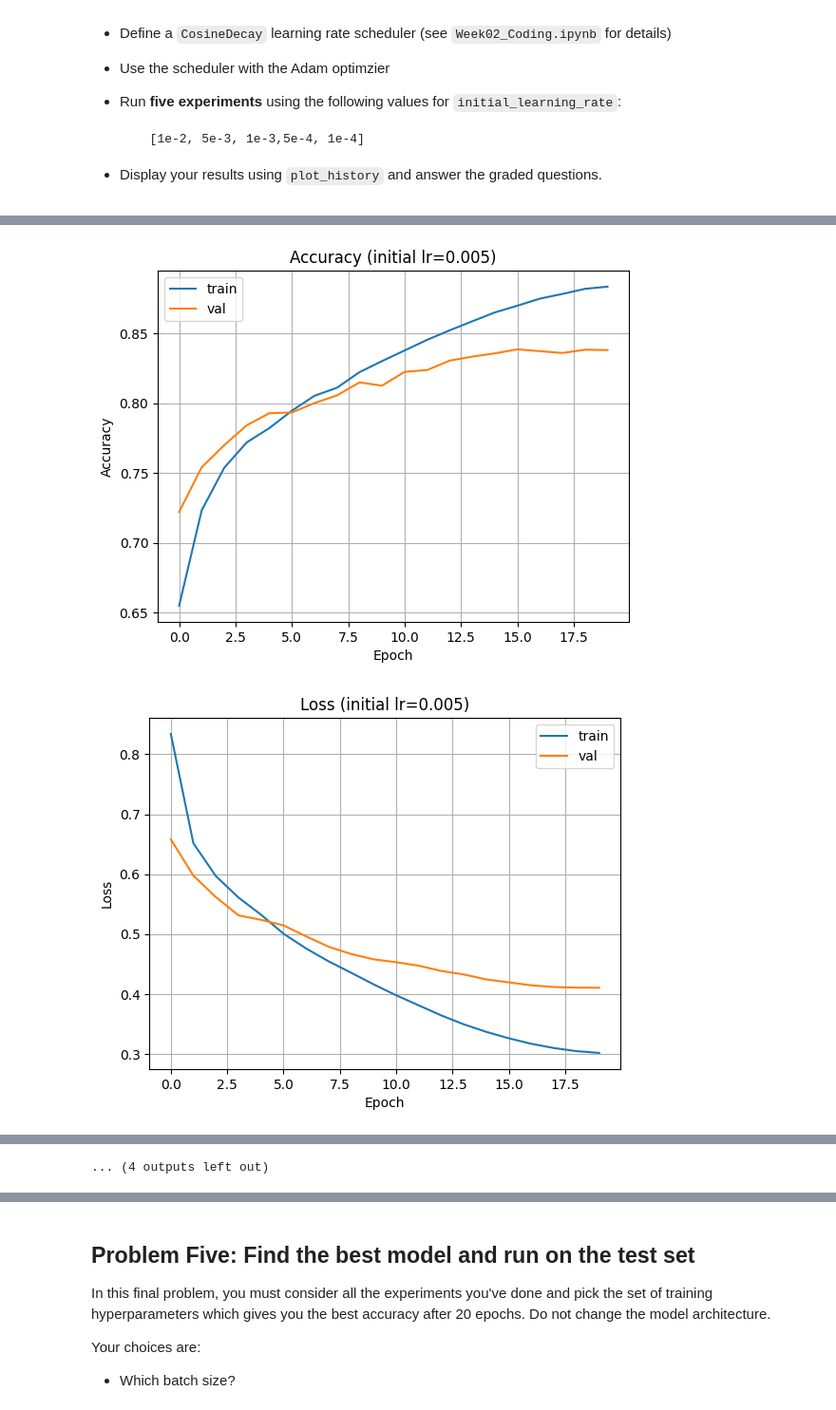
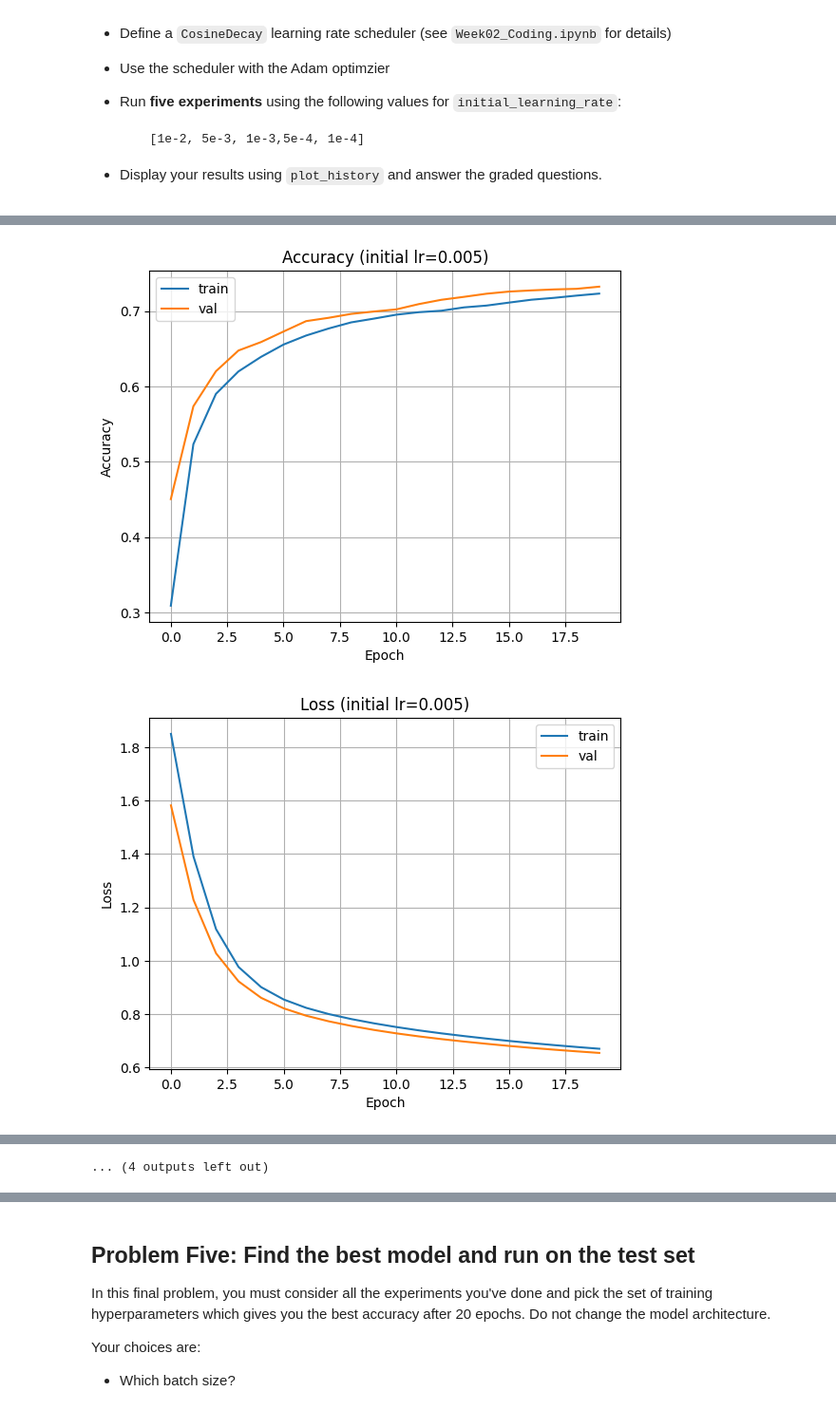
Before and after one commit to Rocking-Priya/703-fall-coding-homeworks-2025, a Jupyter notebook: Homework_02 (1).ipynb, the cells around one changed output, grey strips where cells are left out. Shown at 95% size. Drawn from its saved outputs; the diff is of its cells as text; code cells hidden in the pictures.

```diff
--- a/Homework_02 (1).ipynb
+++ b/Homework_02 (1).ipynb
@@ -186,7 +186,7 @@ model.summary()
 
 # 2) Compile the model (set optimizer, loss, metrics)
 model.compile(
-    optimizer=Adam(learning_rate=1e-4),
+    optimizer=Adam(learning_rate=0.0001),
     loss='sparse_categorical_crossentropy',   # use this when labels are integers like 0,1,2...
     metrics=['accuracy']
 )
@@ -202,8 +202,8 @@ history = model.fit(
 
 print(history.history['accuracy'])
 
-final_acc = history.history['accuracy'][-1]   # -1 = last item in the list
-print("Final training accuracy:", final_acc)
+final_accuracy = history.history['accuracy'][-1]   # -1 = last item in the list
+print("Final training accuracy:", final_accuracy)
 
 # 4) Evaluate on the test set
 test_loss, test_acc = model.evaluate(X_test_scaled, y_test, batch_size=32, verbose=1)
@@ -292,24 +292,9 @@ Next, we’ll explore how the **batch size** affects training. .
 # Problem Two: Batch Sizes -- run 4 experiments and plot results
 
 import time
-import pandas as pd
-import numpy as np
-import tensorflow as tf
-from tensorflow.keras import models, layers
-from tensorflow.keras.optimizers import Adam
-import matplotlib.pyplot as plt
-from collections import OrderedDict
 
-# ---- repeatable randomness ----
-random_seed = 42
-np.random.seed(random_seed)
-tf.random.set_seed(random_seed)
 
-# ---- sizes (from your data) ----
-num_features = X_train_scaled.shape[1]
-num_classes = len(np.unique(y_train))
-
-# ---- model builder function (builds a fresh model each time) ----
+# model builder function (builds a fresh model each time)
 def build_model():
     # re-seed before building to make initial weights comparable across runs
     tf.random.set_seed(random_seed)
@@ -320,13 +305,13 @@ def build_model():
         layers.Dense(num_classes, activation='softmax')
     ])
     model.compile(
-        optimizer=Adam(learning_rate=1e-4),
+        optimizer=Adam(learning_rate=0.0001),
         loss='sparse_categorical_crossentropy',
         metrics=['accuracy']
     )
     return model
 
-# ---- plotting helper (draws accuracy and loss) ----
+# plotting helper (draws accuracy and loss)
 def plot_history(history, title=None):
     if title is None:
         title = ""
@@ -352,7 +337,7 @@ def plot_history(history, title=None):
     plt.grid(True)
     plt.show()
 
-# ---- experiment loop ----
+# experiment loop
 batch_sizes = [4, 8, 16, 128]
 results = []         # will hold summary rows
 histories = {}       # store each history if you want to inspect later
@@ -390,7 +375,7 @@ for bs in batch_sizes:
     # plot curves for this run
     plot_history(history, title=f"(batch={bs})")
 
-# ---- show comparison table ----
+# show comparison table
 summary_df = pd.DataFrame(results).sort_values('batch_size')
 print("\nSummary of runs:")
 print(summary_df)
@@ -540,7 +525,7 @@ def build_model(lr):
         layers.Dense(num_classes, activation='softmax')
     ])
     model.compile(
-        optimizer=Adam(learning_rate=lr),
+        optimizer=Adam(learning_rate=0.0001),
         loss='sparse_categorical_crossentropy',
         metrics=['accuracy']
     )
@@ -732,7 +717,7 @@ In this problem we'll gain some experience using the Cosine Decay learning rate
 * Display your results using `plot_history` and answer the graded questions.
 # %%
 # Your code here
-from tensorflow.keras.optimizers.schedules import CosineDecay
+
 # ---- model builder with Cosine Decay ----
 def build_model_with_cosine(lr_init, batch_size, epochs):
     tf.keras.backend.clear_session()        # clear old models
@@ -758,7 +743,7 @@ def build_model_with_cosine(lr_init, batch_size, epochs):
 
     # compile with Adam using schedule
     model.compile(
-        optimizer=Adam(learning_rate=lr_schedule),
+        optimizer=Adam(learning_rate=0.0001),
         loss='sparse_categorical_crossentropy',
         metrics=['accuracy']
     )
@@ -868,4 +853,4 @@ Epoch 20/20
-[figure, old version]
+[figure, new version]
-[figure, old version]
+[figure, new version]
 ======== Training with initial lr = 0.001 ========
 Epoch 1/20
```
Also changed, not shown: parts of 18 cells of this notebook.
